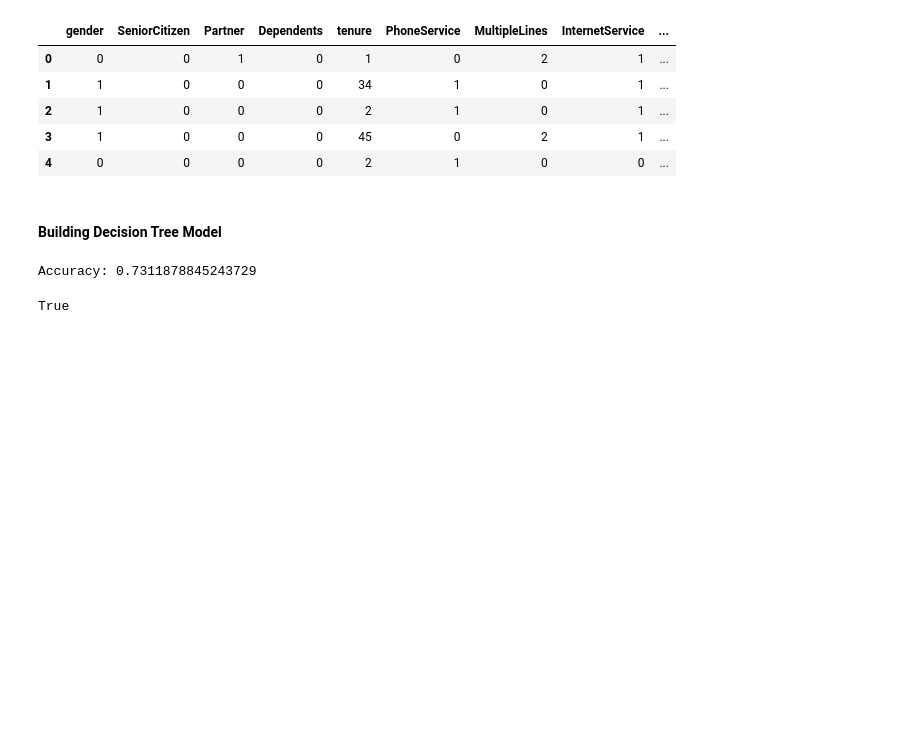
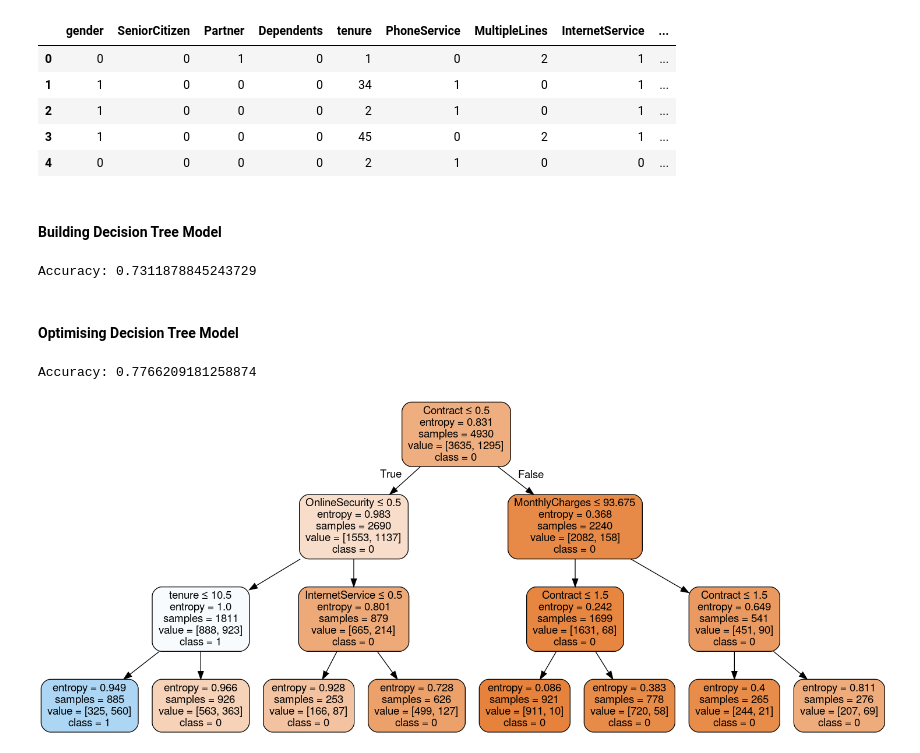
Before and after one commit to IMabuza/Decision_trees, a Jupyter notebook: customer_churn_analyses.ipynb, the cells around one changed output. Saved outputs shown, nothing was run; the diff lists cells and outputs as text; code cells hidden in the pictures; blank space fills up the shorter version.

Commit message:
printing decision tree pdf and png

```diff
--- a/customer_churn_analyses.ipynb
+++ b/customer_churn_analyses.ipynb
@@ -153,16 +153,32 @@ y_pred = tdtc.predict(X_test)
 print("Accuracy:",metrics.accuracy_score(y_test, y_pred))
 # %% [output]
 Accuracy: 0.7311878845243729
+# %% [markdown]
+#### Optimising Decision Tree Model
+# %%
+# Create Decision Tree classifer object
+dtc = DecisionTreeClassifier(criterion="entropy", max_depth=3)
+
+# Train Decision Tree Classifer
+model = dtc.fit(X_train,y_train)
+
+#Predict the response for test dataset
+y_pred = model.predict(X_test)
+
+# How often is the classifier correct?
+print("Accuracy:", metrics.accuracy_score(y_test, y_pred))
+# %% [output]
+Accuracy: 0.7766209181258874
 # %%
-#Visualisation
-
 feature_cols = ["gender","SeniorCitizen","Partner","Dependents","tenure","PhoneService","MultipleLines","InternetService","OnlineSecurity","OnlineBackup","DeviceProtection","TechSupport","StreamingTV","StreamingMovies","Contract","PaperlessBilling","PaymentMethod","MonthlyCharges","TotalCharges"]
 
 dot_data = StringIO()
-export_graphviz(dtc, out_file=dot_data,
+export_graphviz(model, out_file=dot_data,
                 filled=True, rounded=True,
-                special_characters=True,feature_names = feature_cols,class_names=['0','1'])
+                special_characters=True, feature_names = feature_cols,class_names=['0','1'])
 graph = pydotplus.graph_from_dot_data(dot_data.getvalue())
-graph.write_pdf('churn.pdf')
+graph.write_png('churn.png')
+graph.write_pdf('churn.pdf') #Create pdf
+Image(graph.create_png())
 # %% [output]
-True
+[figure, added]
```
Also changed, not shown: parts of 1 cell of this notebook, 2 other files.
